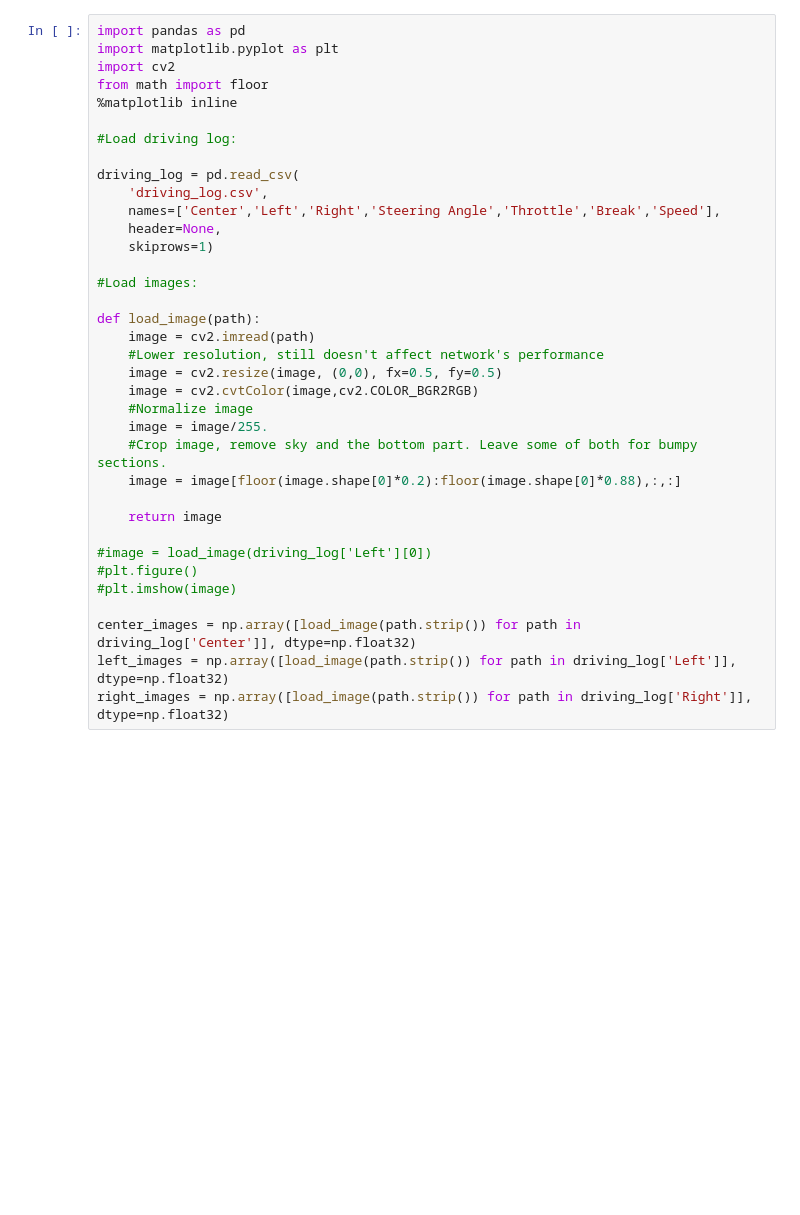
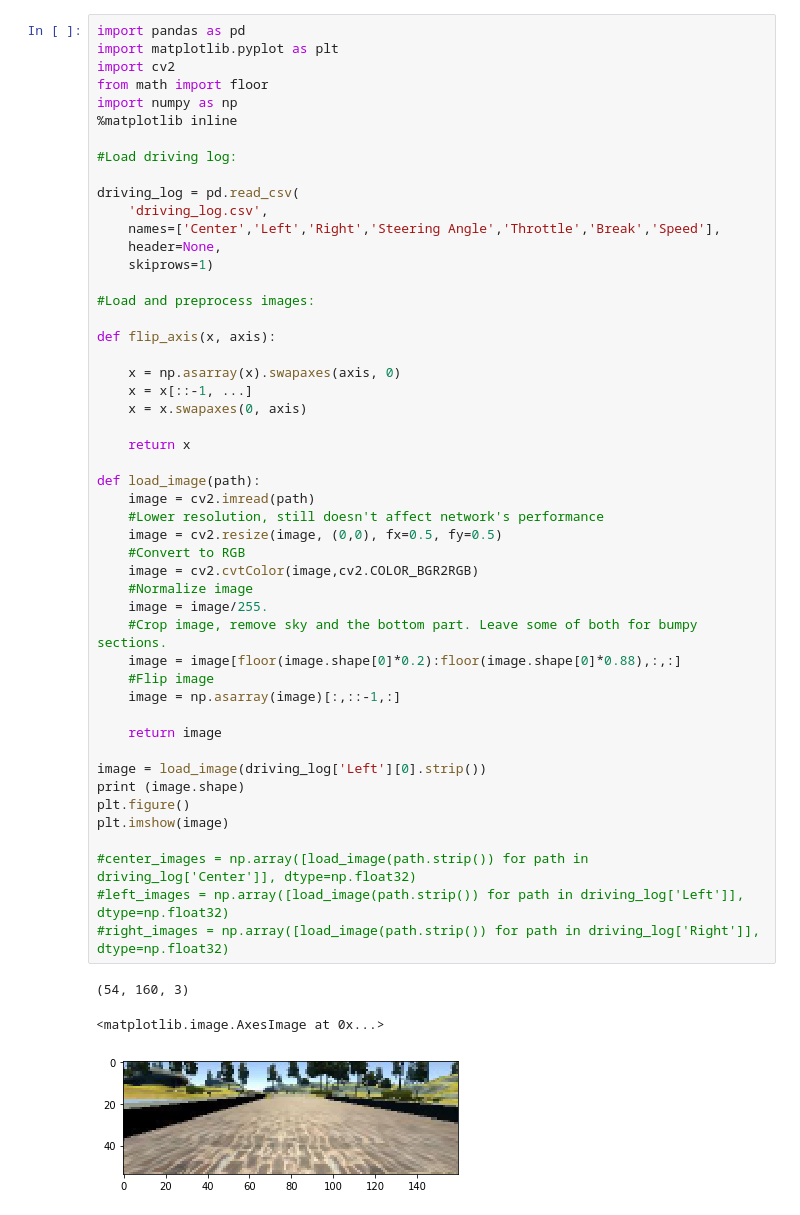
Before and after one commit to jmorilloe/CarND-Behavioral-Cloning-P3, a Jupyter notebook: model.ipynb, the cells around one changed output. Saved outputs shown, nothing was run; the diff lists cells and outputs as text; blank space fills up the shorter version.

Commit message:
Image flipping transformation added

```diff
--- a/model.ipynb
+++ b/model.ipynb
@@ -1,36 +1,53 @@
 # %%
 import pandas as pd
 import matplotlib.pyplot as plt
 import cv2
 from math import floor
+import numpy as np
 %matplotlib inline
 
 #Load driving log:
 
 driving_log = pd.read_csv(
     'driving_log.csv',
     names=['Center','Left','Right','Steering Angle','Throttle','Break','Speed'],
     header=None,
     skiprows=1)
 
-#Load images:
+#Load and preprocess images:
+
+def flip_axis(x, axis):
+
+    x = np.asarray(x).swapaxes(axis, 0)
+    x = x[::-1, ...]
+    x = x.swapaxes(0, axis)
+
+    return x
 
 def load_image(path):
     image = cv2.imread(path)
     #Lower resolution, still doesn't affect network's performance
     image = cv2.resize(image, (0,0), fx=0.5, fy=0.5)
+    #Convert to RGB
     image = cv2.cvtColor(image,cv2.COLOR_BGR2RGB)
     #Normalize image
     image = image/255.
     #Crop image, remove sky and the bottom part. Leave some of both for bumpy sections.
     image = image[floor(image.shape[0]*0.2):floor(image.shape[0]*0.88),:,:]
+    #Flip image
+    image = np.asarray(image)[:,::-1,:]
 
     return image
 
-#image = load_image(driving_log['Left'][0])
-#plt.figure()
-#plt.imshow(image)
+image = load_image(driving_log['Left'][0].strip())
+print (image.shape)
+plt.figure()
+plt.imshow(image)
 
-center_images = np.array([load_image(path.strip()) for path in driving_log['Center']], dtype=np.float32)
-left_images = np.array([load_image(path.strip()) for path in driving_log['Left']], dtype=np.float32)
-right_images = np.array([load_image(path.strip()) for path in driving_log['Right']], dtype=np.float32)
+#center_images = np.array([load_image(path.strip()) for path in driving_log['Center']], dtype=np.float32)
+#left_images = np.array([load_image(path.strip()) for path in driving_log['Left']], dtype=np.float32)
+#right_images = np.array([load_image(path.strip()) for path in driving_log['Right']], dtype=np.float32)
+# %% [output]
+(54, 160, 3)
+<matplotlib.image.AxesImage at 0x...>
+[figure, added]
```
